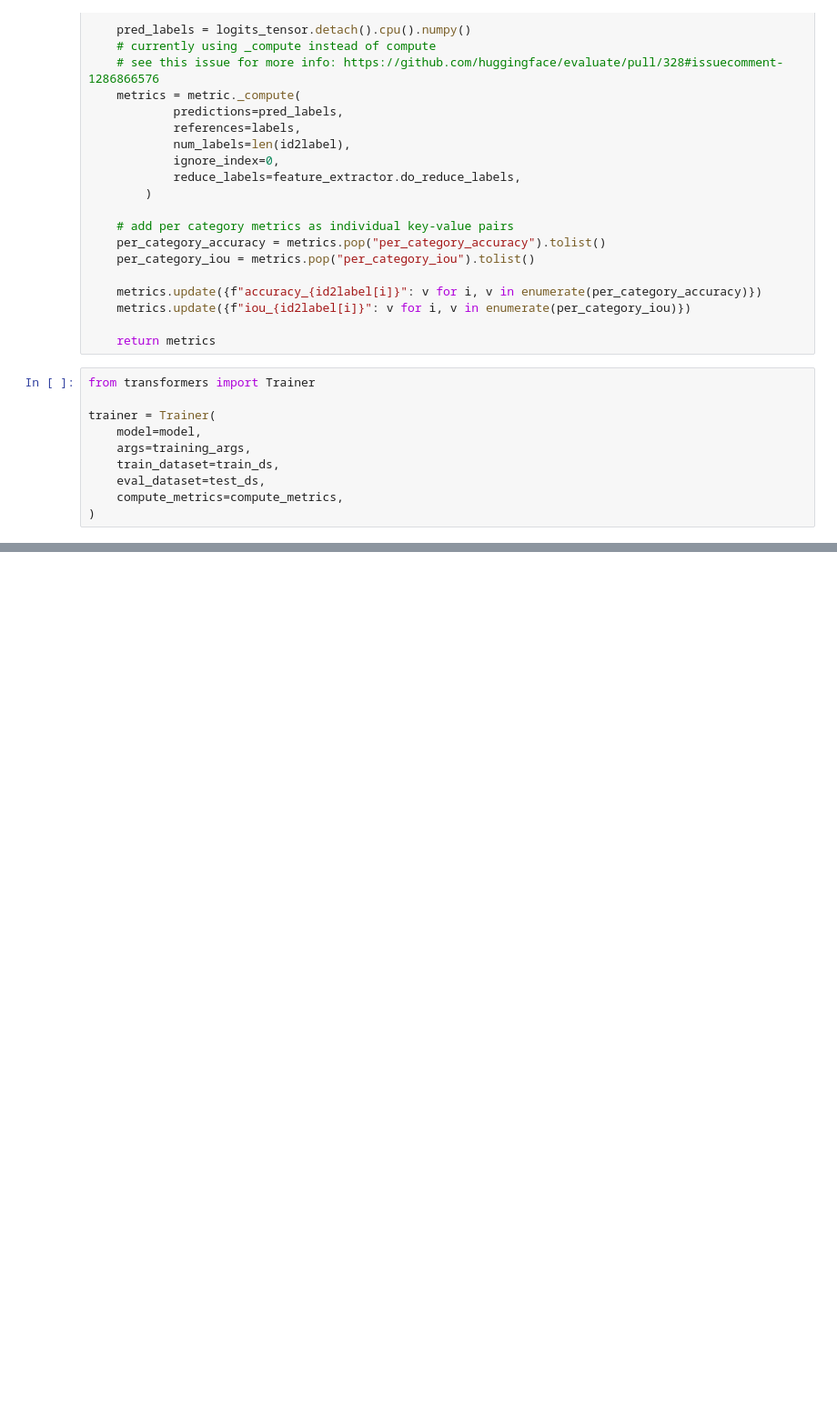
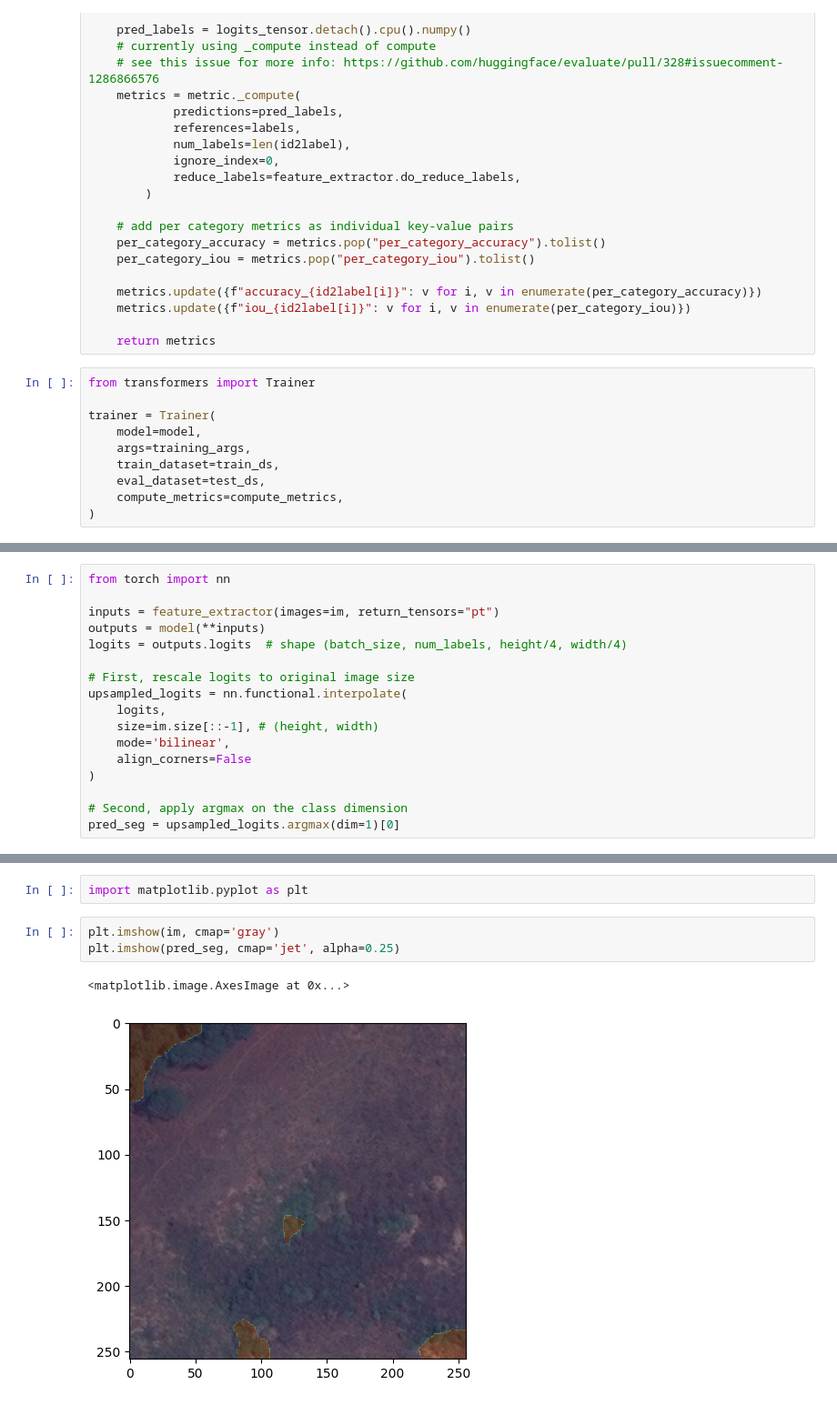
Before and after one commit to rogall-e/image_segmentation, a Jupyter notebook: finetune-huggingface-model.ipynb, the cells around one changed output, grey strips where cells are left out. Shown at 91% size. Cells and saved outputs as stored; diff of their text form; blank space fills up the shorter version.

```diff
--- a/finetune-huggingface-model.ipynb
+++ b/finetune-huggingface-model.ipynb
@@ -305,0 +428,17 @@ trainer.train()
+# %%
+from torch import nn
+
+inputs = feature_extractor(images=im, return_tensors="pt")
+outputs = model(**inputs)
+logits = outputs.logits  # shape (batch_size, num_labels, height/4, width/4)
+
+# First, rescale logits to original image size
+upsampled_logits = nn.functional.interpolate(
+    logits,
+    size=im.size[::-1], # (height, width)
+    mode='bilinear',
+    align_corners=False
+)
+
+# Second, apply argmax on the class dimension
+pred_seg = upsampled_logits.argmax(dim=1)[0]
@@ -305,0 +455,8 @@ trainer.train()
+# %%
+import matplotlib.pyplot as plt
+# %%
+plt.imshow(im, cmap='gray')
+plt.imshow(pred_seg, cmap='jet', alpha=0.25)
+# %% [output]
+<matplotlib.image.AxesImage at 0x...>
+[figure, added]
```
Also changed, not shown: parts of 6 cells of this notebook.
